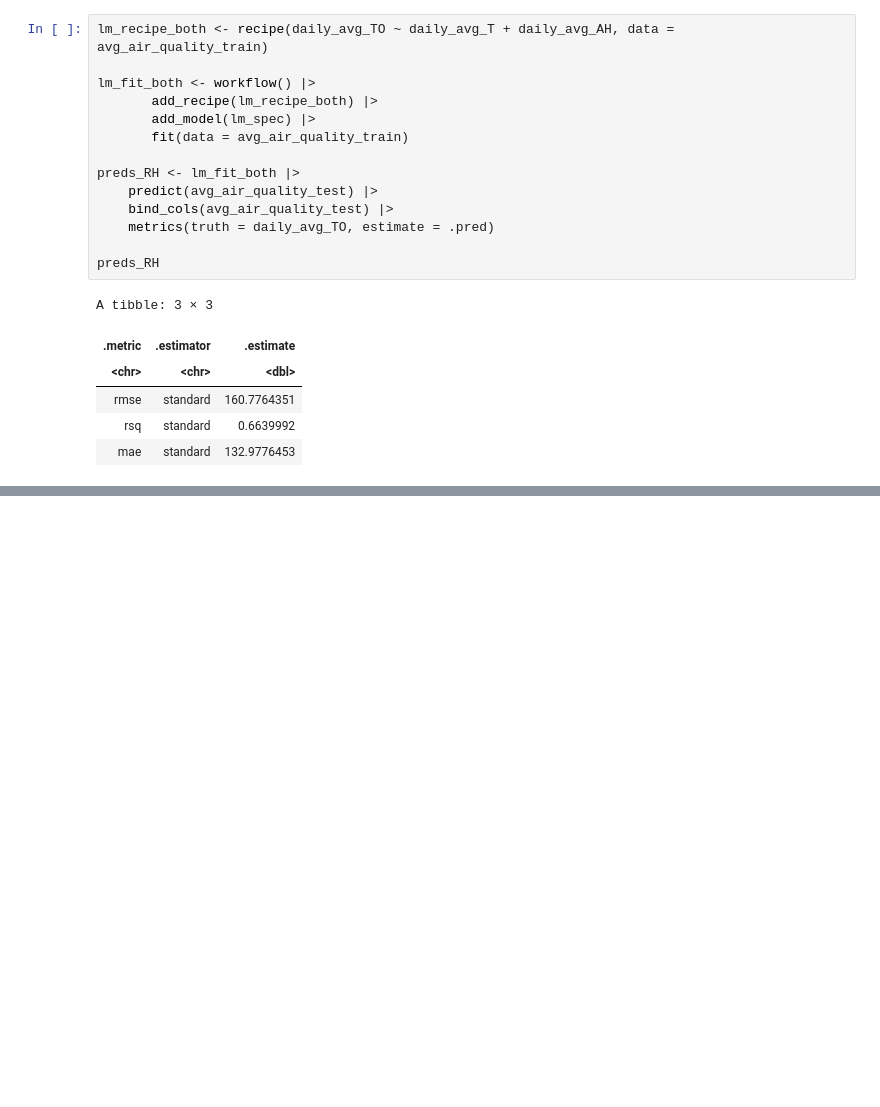
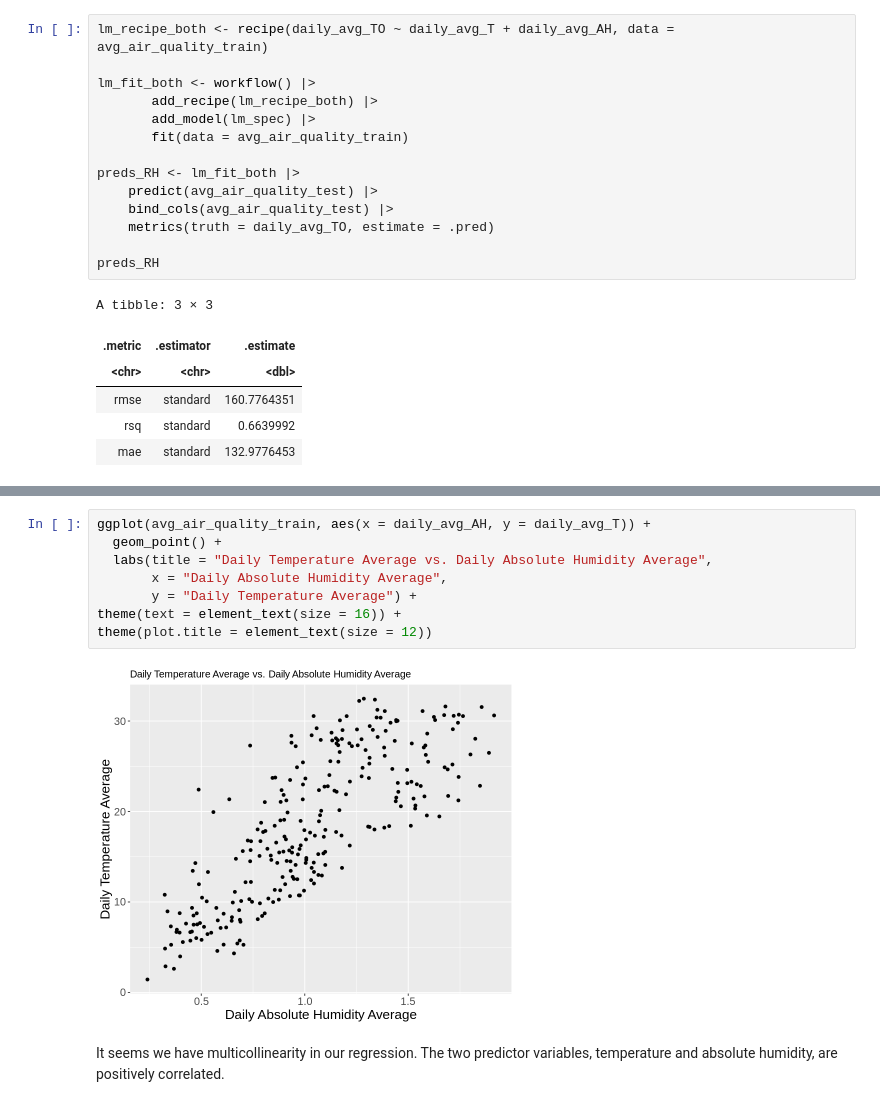
Before and after one commit to recompton/DSCI100_group_project, a Jupyter notebook: Final Project.ipynb, the cells around one changed output, grey strips where cells are left out. Drawn from its saved outputs; the diff is of its cells as text; blank space fills up the shorter version.

Commit message:
tested for multicollinearity

```diff
--- a/Final Project.ipynb
+++ b/Final Project.ipynb
@@ -575,0 +594,12 @@ A tibble: 3 × 3
+# %%
+ggplot(avg_air_quality_train, aes(x = daily_avg_AH, y = daily_avg_T)) +
+  geom_point() +
+  labs(title = "Daily Temperature Average vs. Daily Absolute Humidity Average",
+       x = "Daily Absolute Humidity Average",
+       y = "Daily Temperature Average") +
+theme(text = element_text(size = 16)) +
+theme(plot.title = element_text(size = 12))
+# %% [output]
+[figure, added]
+# %% [markdown]
+It seems we have multicollinearity in our regression. The two predictor variables, temperature and absolute humidity, are positively correlated.
```
Also changed, not shown: parts of 2 cells of this notebook.
